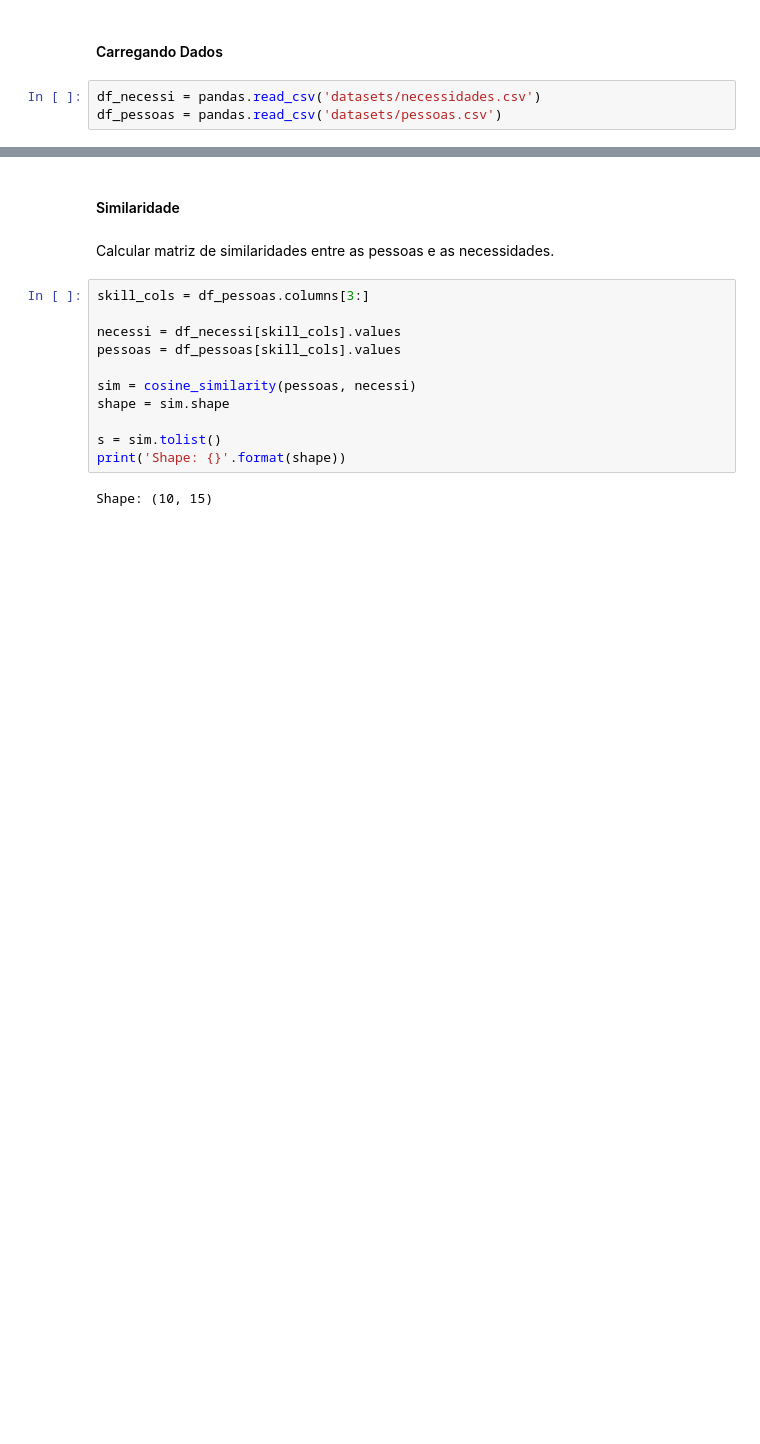
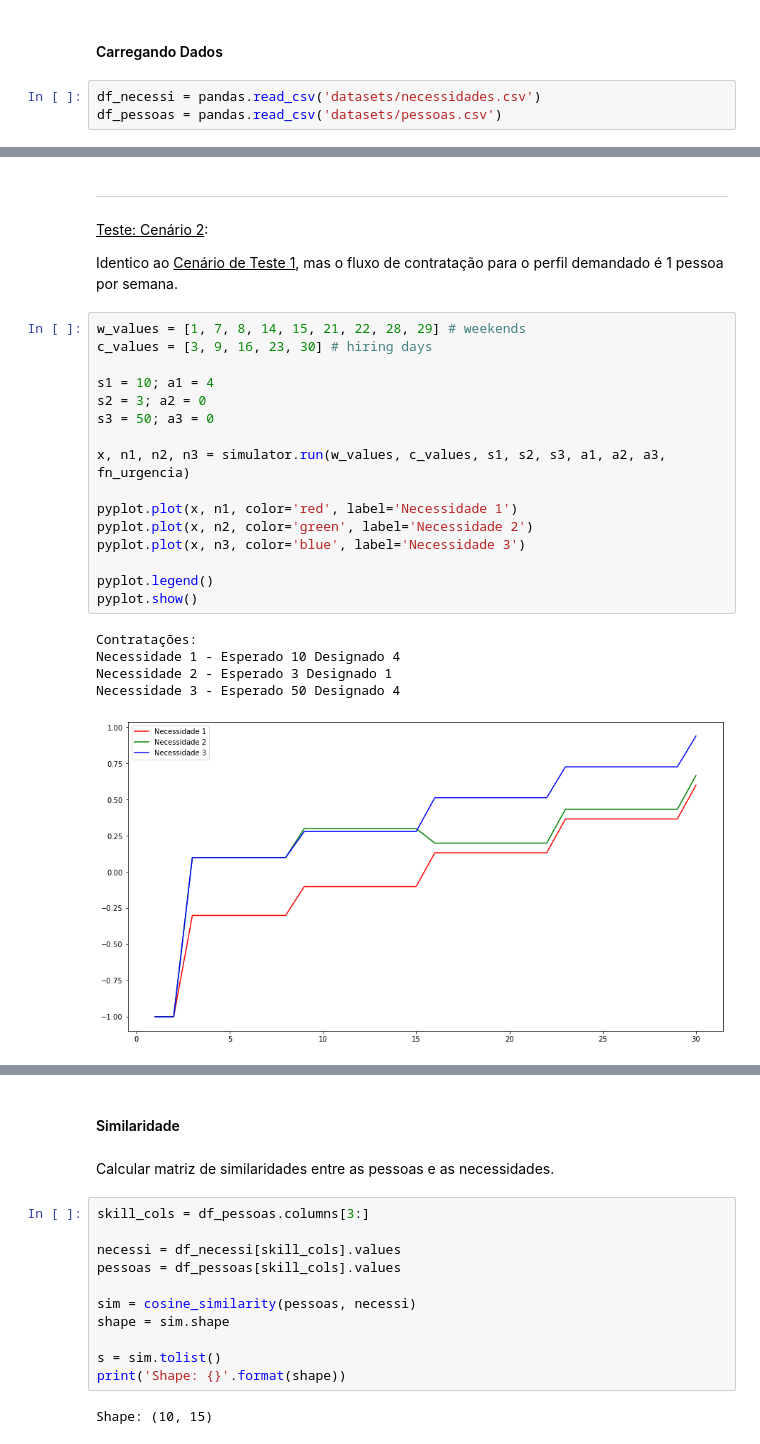
Before and after one commit to evertongago/ops_research, a Jupyter notebook: assignment-tasks.ipynb, the cells around one changed output, grey strips where cells are left out. Drawn from its saved outputs; the diff is of its cells as text; blank space fills up the shorter version.

```diff
--- a/assignment-tasks.ipynb
+++ b/assignment-tasks.ipynb
@@ -89,0 +149,28 @@ df_pessoas = pandas.read_csv('datasets/pessoas.csv')
+# %% [markdown]
+----
+# %% [markdown]
+<u>Teste: Cenário 2</u>:
+
+Identico ao <u>Cenário de Teste 1</u>, mas o fluxo de contratação para o perfil demandado é 1 pessoa por semana.
+# %%
+w_values = [1, 7, 8, 14, 15, 21, 22, 28, 29] # weekends
+c_values = [3, 9, 16, 23, 30] # hiring days
+
+s1 = 10; a1 = 4
+s2 = 3; a2 = 0
+s3 = 50; a3 = 0
+
+x, n1, n2, n3 = simulator.run(w_values, c_values, s1, s2, s3, a1, a2, a3, fn_urgencia)
+
+pyplot.plot(x, n1, color='red', label='Necessidade 1')
+pyplot.plot(x, n2, color='green', label='Necessidade 2')
+pyplot.plot(x, n3, color='blue', label='Necessidade 3')
+
+pyplot.legend()
+pyplot.show()
+# %% [output]
+Contratações:
+Necessidade 1 - Esperado 10 Designado 4
+Necessidade 2 - Esperado 3 Designado 1
+Necessidade 3 - Esperado 50 Designado 4
+[figure, added]
```
Also changed, not shown: parts of 18 cells of this notebook, 1 other file.
